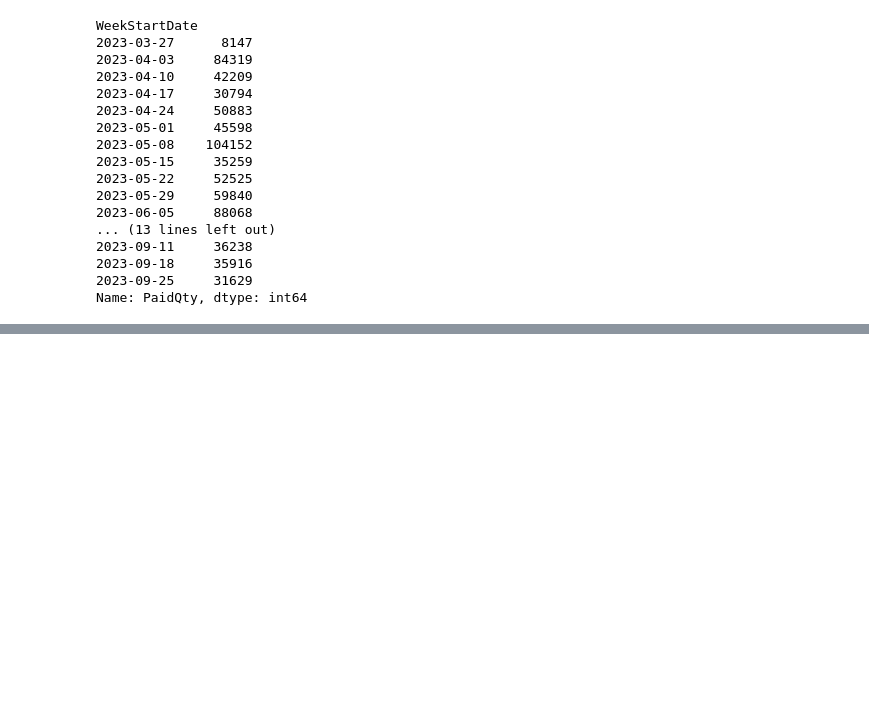
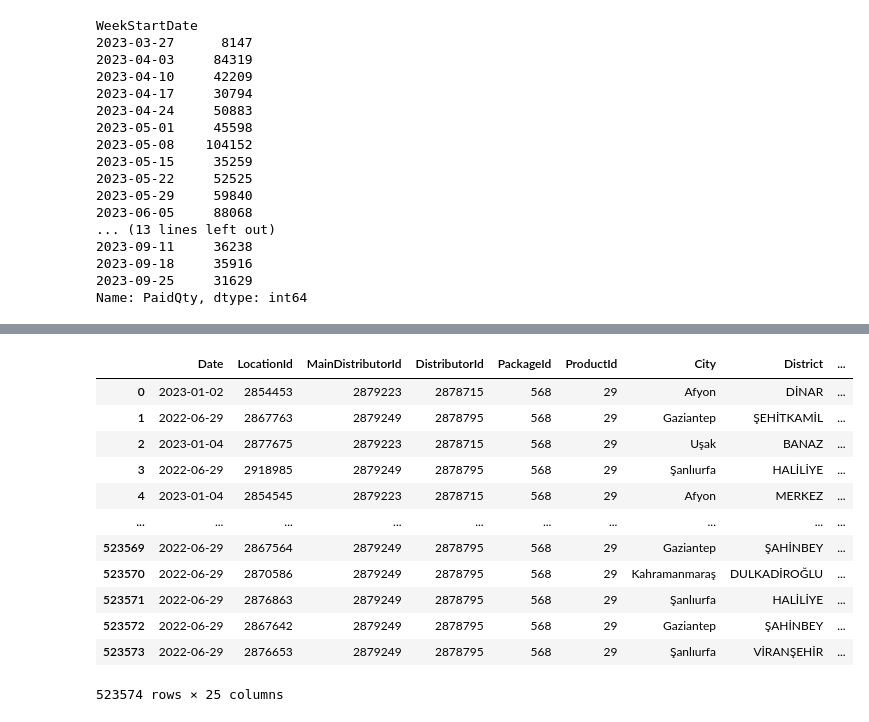
Before and after one commit to ayigitdogan/PharmaProject, a Jupyter notebook: PromotionAnalysis.ipynb, the cells around one changed output, grey strips where cells are left out. Cells and saved outputs as stored; diff of their text form; code cells hidden in the pictures; blank space fills up the shorter version.

```diff
--- a/PromotionAnalysis.ipynb
+++ b/PromotionAnalysis.ipynb
@@ -125,0 +126,2 @@ data_prep2.groupby(keys).filter(lambda x : x.len()>1)
+# %%
+data_29["TotalSales"] = data_29["PaidQty"] + data_29["FreeQty"]
@@ -125,0 +148,2 @@ data_prep2.groupby(keys).filter(lambda x : x.len()>1)
+# %%
+data_29["Promo"] = data_29["Promo"].fillna("NoPromo")
@@ -125,0 +156,5 @@ data_prep2.groupby(keys).filter(lambda x : x.len()>1)
+# %%
+data_29["NoPromo"] = data_29["Promo"].apply(lambda x: 1 if x=="NoPromo" else 0)
+data_29["is10-1"] = data_29["Promo"].apply(lambda x: 1 if x=="10-1" else 0)
+data_29["is9-1"] = data_29["Promo"].apply(lambda x: 1 if x=="9-1" else 0)
+data_29["is20-3"] = data_29["Promo"].apply(lambda x: 1 if x=="20-3" else 0)
@@ -125,0 +196,16 @@ data_prep2.groupby(keys).filter(lambda x : x.len()>1)
+# %%
+data_29
+# %% [output]
+|  | Date | LocationId | MainDistributorId | DistributorId | PackageId | ProductId | City | District | ... |
+| 0 | 2023-01-02 | 2854453 | 2879223 | 2878715 | 568 | 29 | Afyon | DİNAR | ... |
+| 1 | 2022-06-29 | 2867763 | 2879249 | 2878795 | 568 | 29 | Gaziantep | ŞEHİTKAMİL | ... |
+| 2 | 2023-01-04 | 2877675 | 2879223 | 2878715 | 568 | 29 | Uşak | BANAZ | ... |
+| 3 | 2022-06-29 | 2918985 | 2879249 | 2878795 | 568 | 29 | Şanlıurfa | HALİLİYE | ... |
+| 4 | 2023-01-04 | 2854545 | 2879223 | 2878715 | 568 | 29 | Afyon | MERKEZ | ... |
+| ... | ... | ... | ... | ... | ... | ... | ... | ... | ... |
+| 523569 | 2022-06-29 | 2867564 | 2879249 | 2878795 | 568 | 29 | Gaziantep | ŞAHİNBEY | ... |
+| 523570 | 2022-06-29 | 2870586 | 2879249 | 2878795 | 568 | 29 | Kahramanmaraş | DULKADİROĞLU | ... |
+| 523571 | 2022-06-29 | 2876863 | 2879249 | 2878795 | 568 | 29 | Şanlıurfa | HALİLİYE | ... |
+| 523572 | 2022-06-29 | 2867642 | 2879249 | 2878795 | 568 | 29 | Gaziantep | ŞAHİNBEY | ... |
+| 523573 | 2022-06-29 | 2876653 | 2879249 | 2878795 | 568 | 29 | Şanlıurfa | VİRANŞEHİR | ... |
+523574 rows × 25 columns
```
Also changed, not shown: parts of 27 cells of this notebook.
